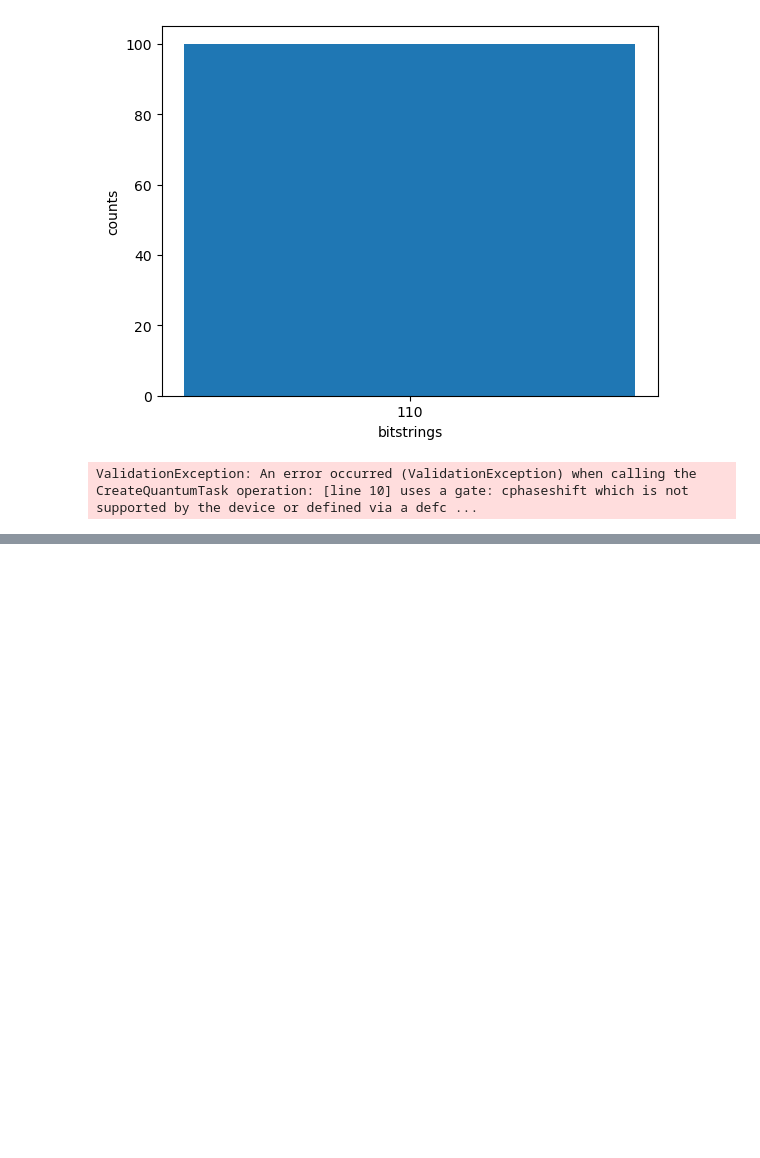
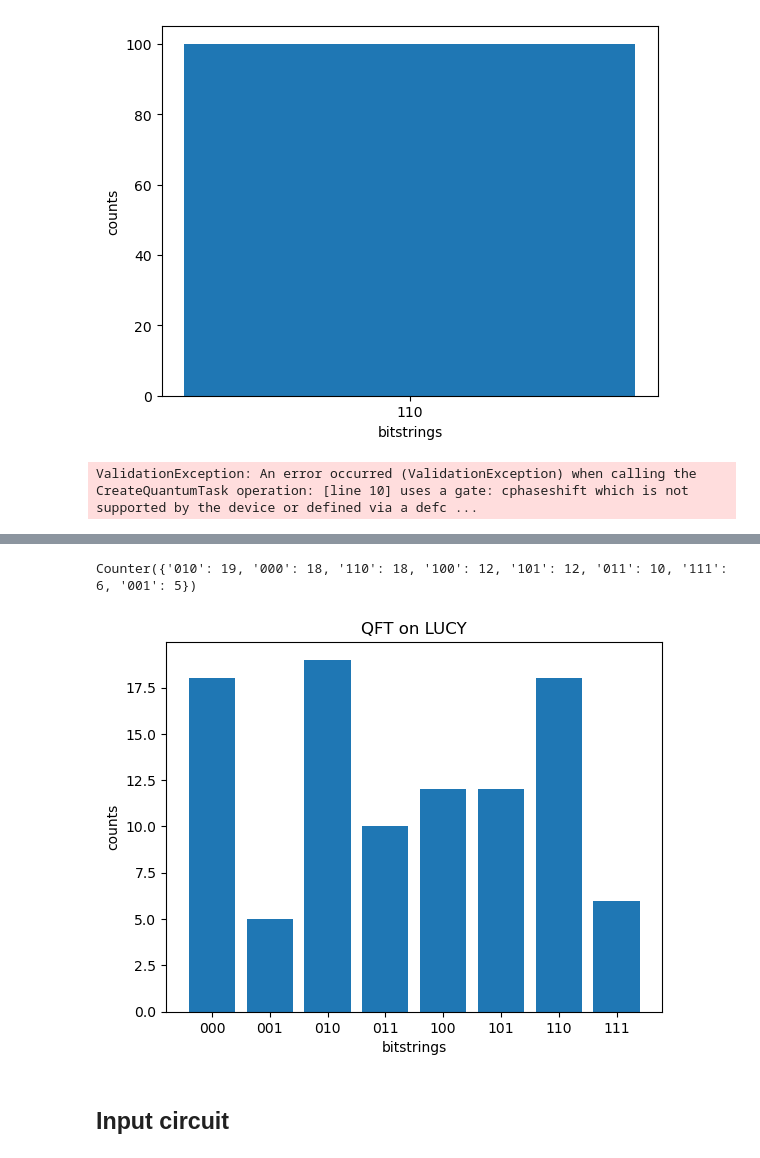
Before and after one commit to SwgAnno/QBench, a Jupyter notebook: QFT_test.ipynb, the cells around one changed output, grey strips where cells are left out. Drawn from its saved outputs; the diff is of its cells as text; code cells hidden in the pictures; blank space fills up the shorter version.

```diff
--- a/QFT_test.ipynb
+++ b/QFT_test.ipynb
@@ -230,0 +290,7 @@ Counter({'110': 58, '111': 15, '100': 7, '101': 6, '010': 6, '001': 4, '011': 4}
+# %%
+Plotter.plot_binary_results(scanner_lucy.get_results(), debug=True,title = 'QFT on LUCY')
+# %% [output]
+Counter({'010': 19, '000': 18, '110': 18, '100': 12, '101': 12, '011': 10, '111': 6, '001': 5})
+[figure, added]
+# %% [markdown]
+## Input circuit
```
Also changed, not shown: parts of 14 cells of this notebook, 10 other files.
